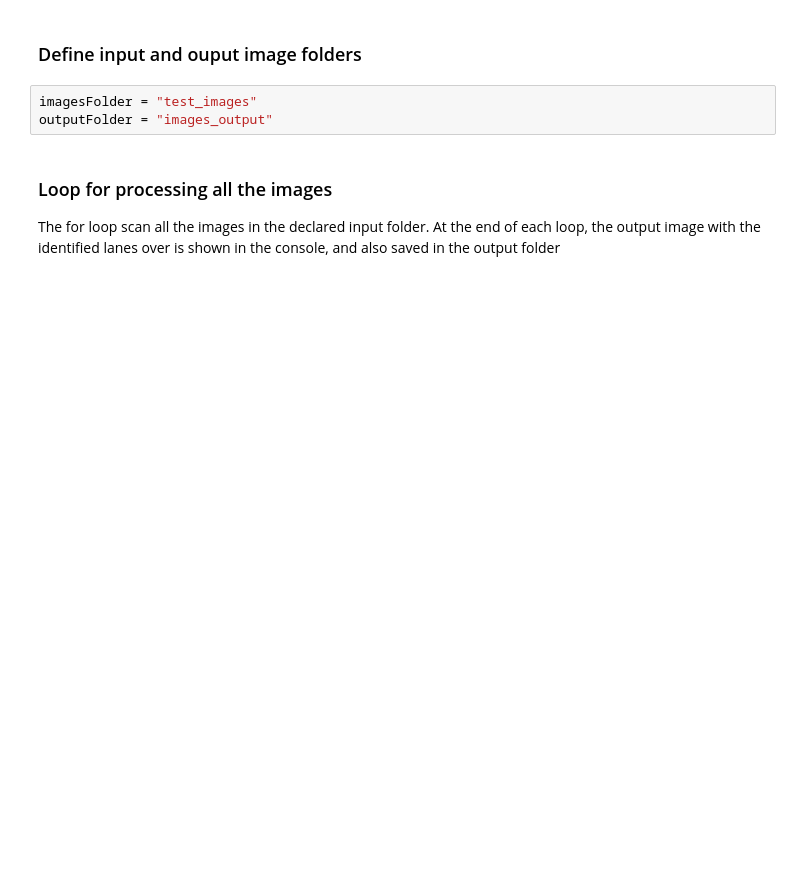
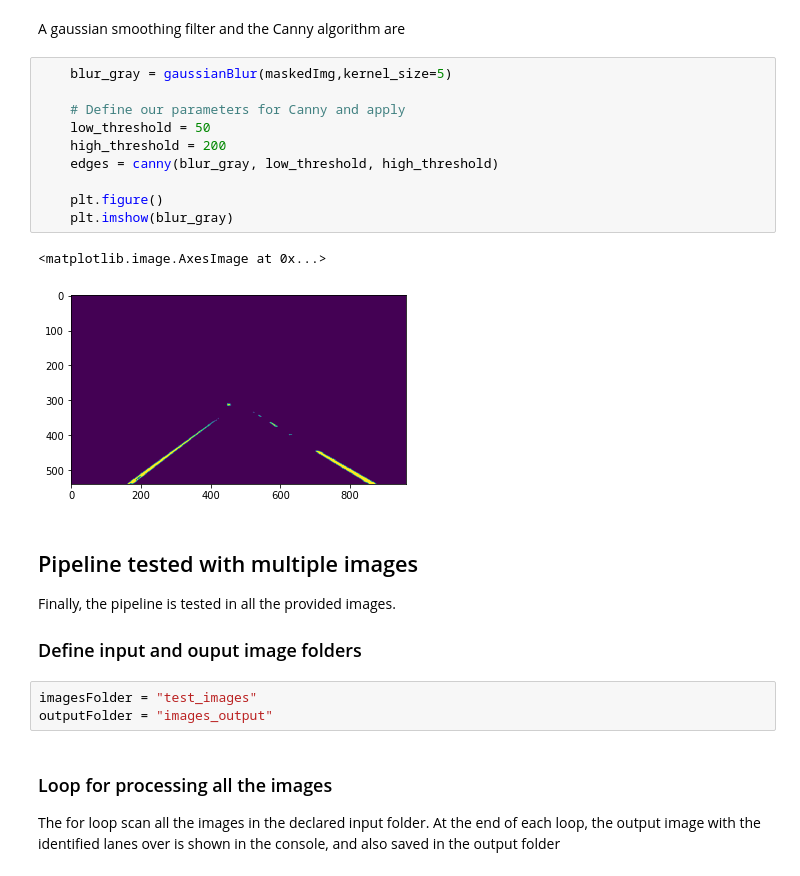
Before and after one commit to toshiharutf/CarND-LaneLines-P1, a Jupyter notebook: P1_LaneLines.ipynb, the cells around one changed output. Cells and saved outputs as stored; diff of their text form; blank space fills up the shorter version.

```diff
--- a/P1_LaneLines.ipynb
+++ b/P1_LaneLines.ipynb
@@ -179,4 +309,22 @@ def drawLines(img,leftCurve,rightCurve,verLim):
+# %% [markdown]
+A gaussian smoothing filter and the Canny algorithm are
+# %%
+    blur_gray = gaussianBlur(maskedImg,kernel_size=5)
+
+    # Define our parameters for Canny and apply
+    low_threshold = 50
+    high_threshold = 200
+    edges = canny(blur_gray, low_threshold, high_threshold)
+
+    plt.figure()
+    plt.imshow(blur_gray)
+# %% [output]
+<matplotlib.image.AxesImage at 0x...>
+[figure, added]
 # %% [markdown]
+## Pipeline tested with multiple images
+Finally, the pipeline is tested in all the provided images.
+
 ### Define input and ouput image folders
 # %%
 imagesFolder = "test_images"
```
Also changed, not shown: parts of 17 cells of this notebook, 11 other files.
